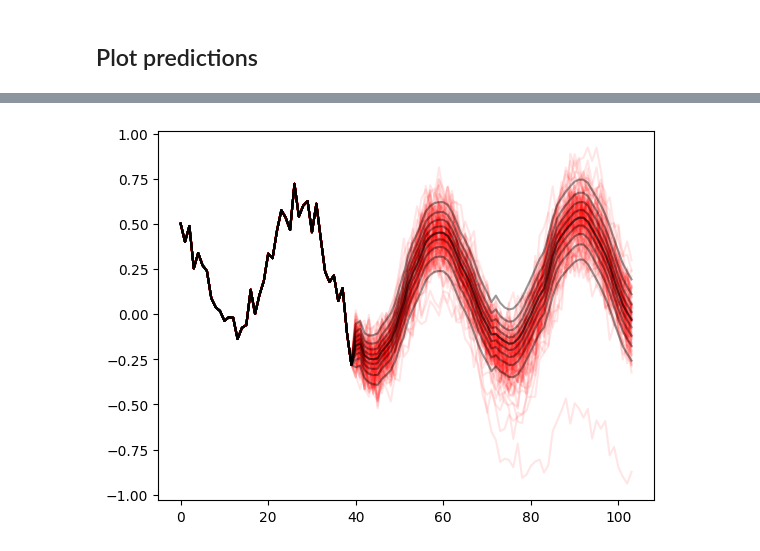
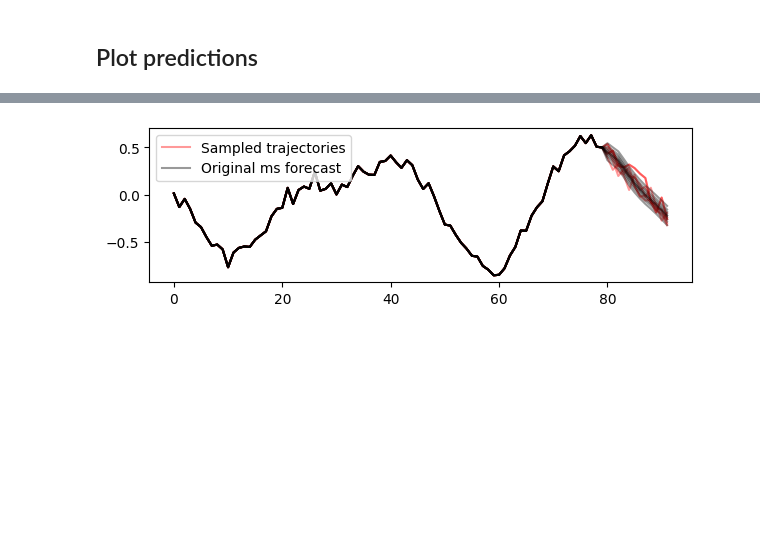
Before and after one commit to MariusAlonso/Time-Self-Consistency, a Jupyter notebook: notebooks/tirex.ipynb, the cells around one changed output, grey strips where cells are left out. Drawn from its saved outputs; the diff is of its cells as text; code cells hidden in the pictures; blank space fills up the shorter version.

```diff
--- a/notebooks/tirex.ipynb
+++ b/notebooks/tirex.ipynb
@@ -307,7 +307,7 @@ Loading extension module slstm_HS512BS8NH4NS4DBfDRbDWbDGbDSbDAfNG4SA1GRCV0GRC0d0
 # %% [markdown]
 ### Synthetic data
 # %%
-X_full_full = make_synthetic_series(64, 2000)
+X_full_full = make_synthetic_series(128, 2000)
 # %% [markdown]
 ### Gift Eval datasets
 # %%
@@ -423,7 +423,7 @@ Last 10 target values:  [4.934     4.6289997 4.904     4.507     4.538     4.569
 ### Define prediction task
 # %%
 C = 512 # context length
-P = 64 # prediction length
+P = 12 # prediction length
 L = C + P
 # %%
 I = np.random.randint(0, len(X_full_full))
@@ -524,7 +571,7 @@ print(
 # %% [markdown]
 ## Plot predictions
 # %%
-I = 25 # index of series
+I = 27# index of series
 
 plt.plot(np.quantile(Y[I], np.linspace(0.1, 0.9, 9), axis=0).T, color="red", alpha=0.2)
 plt.plot(Ymt[I], color="green", alpha=0.2)
@@ -569,8 +616,12 @@ plt.show()
 # %%
-plt.plot(Y[I, :, C-40:].T, alpha=0.1, color='red')
-plt.plot(Y[I, :, C - 40 :].T[], alpha=0.1, color="red")
-plt.plot(Ymt[I, C - 40 :], color="black", alpha=0.4)
-plt.plot(Ymt[I, C - 40 :,4], color="black", alpha=0.4,label='Original ms forecast')
+plt.figure(figsize=(7,2))
+plt.plot(Y[I, :, C - 80 :][:5].T, alpha=0.4, color="red")
+plt.plot(
+    Y[I, :, C - 80 :][0].T, alpha=0.4, color="red", label="Sampled trajectories"
+)
+plt.plot(Ymt[I, C - 80 :], color="black", alpha=0.4)
+plt.plot(Ymt[I, C - 80 :,4], color="black", alpha=0.4,label='Original ms forecast')
+plt.legend()
 plt.show()
 # %% [output]
-[figure, old version]
+[figure, new version]
```
Also changed, not shown: parts of 8 cells of this notebook, 2 other files.
